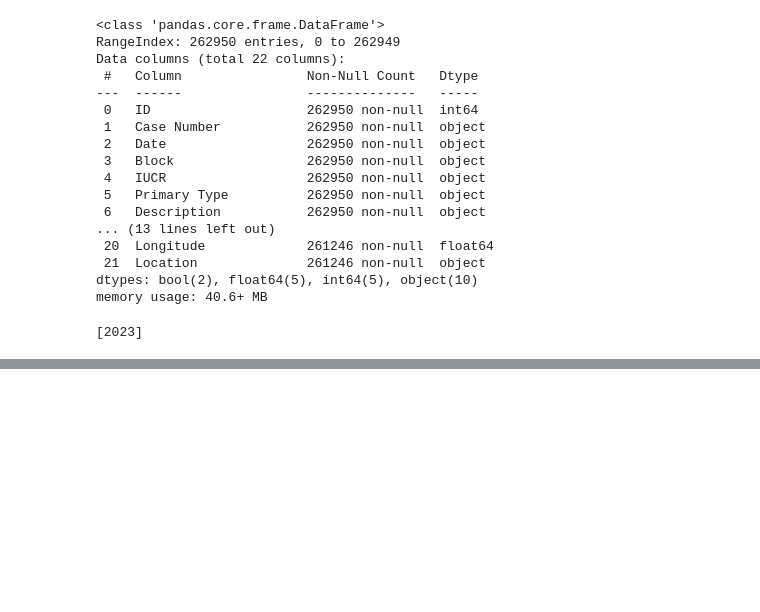
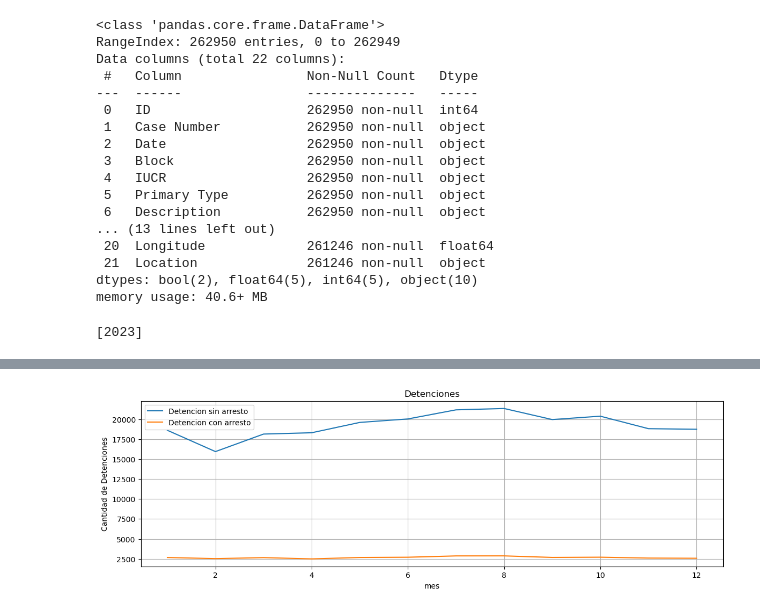
Before and after one commit to gjmv/CEIA_2025_B2_AMq_TP, a Jupyter notebook: TP.ipynb, the cells around one changed output, grey strips where cells are left out. Drawn from its saved outputs; the diff is of its cells as text; code cells hidden in the pictures; blank space fills up the shorter version.

Commit message:
Se agregan algunas visualizaciones

```diff
--- a/TP.ipynb
+++ b/TP.ipynb
@@ -26,3 +26,8 @@ memory usage: 40.6+ MB
 print(df_csv["Year"].unique())
 # %% [output]
 [2023]
+# %%
+df_csv["Date"] = pd.to_datetime(df_csv["Date"])
+df_csv["año"] = df_csv["Date"].dt.year
+df_csv["mes"] = df_csv["Date"].dt.month
+df_csv.head()
@@ -28,0 +42,27 @@ print(df_csv["Year"].unique())
+# %%
+import matplotlib.pyplot as plt
+import seaborn as sns
+
+
+detencion_con_arresto = df_csv[df_csv['Arrest'] == True].groupby('mes').size()
+detencion_sin_arresto = df_csv[df_csv['Arrest'] == False].groupby('mes').size()
+
+#print(detencion_con_arresto)
+#print(detencion_sin_arresto)
+
+plt.figure(figsize=(14, 4))
+
+plt.plot(detencion_sin_arresto, label="Detencion sin arresto")
+plt.plot(detencion_con_arresto, label="Detencion con arresto")
+
+
+# Títulos y etiquetas
+plt.title("Detenciones")
+plt.xlabel("mes")
+plt.ylabel("Cantidad de Detenciones")
+plt.legend()
+plt.grid(True)
+
+plt.show()
+# %% [output]
+[figure, added]
```
Also changed, not shown: parts of 2 cells of this notebook.
